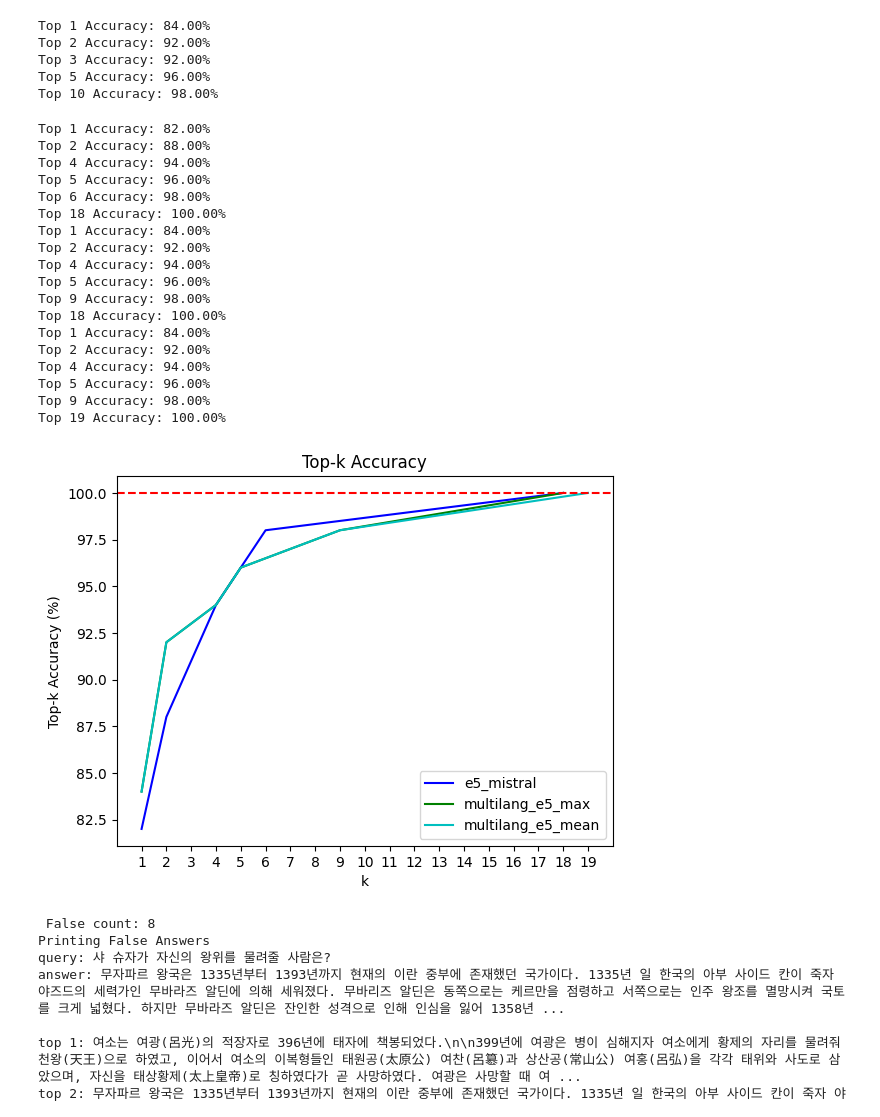
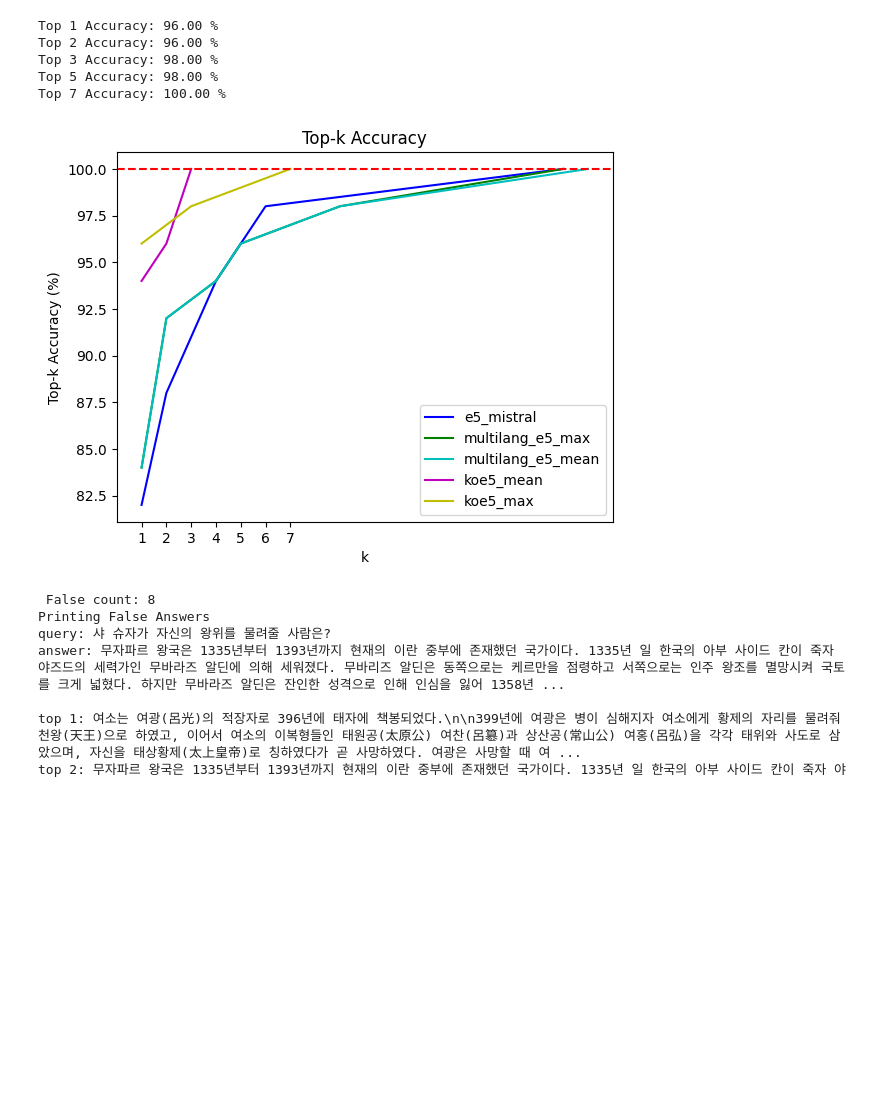
Before and after one commit to boostcampaitech7/level2-mrc-nlp-09, a Jupyter notebook: notebooks/retrieval_result_analysis.ipynb, the cells around one changed output. Saved outputs shown, nothing was run; the diff lists cells and outputs as text; code cells hidden in the pictures; blank space fills up the shorter version.

Commit message:
Make experiment output code, visualizing code

```diff
--- a/notebooks/retrieval_result_analysis.ipynb
+++ b/notebooks/retrieval_result_analysis.ipynb
@@ -32,30 +32,42 @@ def visualize_top_k_accuracy(accs):
     plt.show()
 
 
-def calculate_top_k_accuracy(df, max_k=100):
+def topk_accuracy(df, max_k=100):
     temp = -1
     k_acc = []
     for k in range(1, max_k + 1):
         top_k_conditions = [(df[f'top{rank}_text'] == df['answer_text']) for rank in range(1, k + 1)]
         top_k_accuracy = (df['correct'] & pd.concat(top_k_conditions, axis=1).any(axis=1)).mean()
         if top_k_accuracy != temp:
-            print(f"Top {k} Accuracy: {top_k_accuracy:.2%}")
             k_acc.append((k, top_k_accuracy))
             temp = top_k_accuracy
         if top_k_accuracy == 1.0:
             break
     else:
-        # 루프가 100%에 도달하지 못했을 경우 마지막 accuracy 출력
-        print(f"Final Top {k} Accuracy: {top_k_accuracy:.2%}")
+        # 루프가 100%에 도달하지 못했을 경우 마지막 accuracy
+        k_acc.append((k, top_k_accuracy))
+
     return k_acc
 
 
-def calculate_top_k_fixed(df):
-    topk = [1,2,3,5,10]
-    for k in topk:
+def topk_accuracy_fixed(df, topk=[1, 2, 3, 5, 10], max_topk=(len(df.columns) - 3) // 2):
+    k_acc = []
+    for k in range(1, max_topk + 1):
+        # 각 k에 대해 모든 row에 대해 top_k 조건을 계산
         top_k_conditions = [(df[f'top{rank}_text'] == df['answer_text']) for rank in range(1, k + 1)]
         top_k_accuracy = (df['correct'] & pd.concat(top_k_conditions, axis=1).any(axis=1)).mean()
-        print(f"Top {k} Accuracy: {top_k_accuracy:.2%}")
+
+        # topk 리스트에 있는 값이 나오면 k_acc에 추가
+        if k in topk:
+            k_acc.append((k, top_k_accuracy))
+
+        # top_k_accuracy가 1.0이면 k_acc에 추가하고 루프 종료
+        if top_k_accuracy == 1.0:
+            k_acc.append((k, top_k_accuracy))
+            break
+
+    return k_acc
+
 
 def update_correct_column(df, k):
     # correct 열을 업데이트할 새로운 리스트를 만듦
@@ -97,41 +109,29 @@ def print_false_answers(df, print_k=5):
 e5_mistral = pd.read_csv('../data/experiments/e5-mistral_topn.csv')
 mul_e5_max = pd.read_csv('../data/experiments/multilang-e5_max_pooling.csv')
 mul_e5_mean = pd.read_csv('../data/experiments/multilang-e5_mean_pooling.csv')
-df = pd.read_csv('../data/experiments/multilang-e5_mean_pooling.csv')
+koe5_mean = pd.read_csv('../data/experiments/KoE5_mean_pooling.csv')
+koe5_max = pd.read_csv('../data/experiments/KoE5_max_pooling.csv')
-# %%
-# calculate_top_k_accuracy(df, max_k=10)
-calculate_top_k_fixed(df)
-# %% [output]
-Top 1 Accuracy: 84.00%
-Top 2 Accuracy: 92.00%
-Top 3 Accuracy: 92.00%
-Top 5 Accuracy: 96.00%
-Top 10 Accuracy: 98.00%
+# %%
+# calculate_top_k_accuracy(df, max_k=10)
+k_acc = topk_accuracy_fixed(koe5_max, topk=[1,2,3,5,10])
+for k, acc in k_acc:
+    print(f"Top {k} Accuracy: {acc * 100:.2f} %")
+# %% [output]
+Top 1 Accuracy: 96.00 %
+Top 2 Accuracy: 96.00 %
+Top 3 Accuracy: 98.00 %
+Top 5 Accuracy: 98.00 %
+Top 7 Accuracy: 100.00 %
 # %%
-accs = [(calculate_top_k_accuracy(e5_mistral), 'e5_mistral'),
-        (calculate_top_k_accuracy(mul_e5_max), 'multilang_e5_max'),
-        (calculate_top_k_accuracy(mul_e5_mean), 'multilang_e5_mean')]
+accs = [(topk_accuracy(e5_mistral), 'e5_mistral'),
+        (topk_accuracy(mul_e5_max), 'multilang_e5_max'),
+        (topk_accuracy(mul_e5_mean), 'multilang_e5_mean'),
+        (topk_accuracy(koe5_mean), 'koe5_mean'),
+        (topk_accuracy(koe5_max), 'koe5_max'),
+        ]
 visualize_top_k_accuracy(accs)
 # %% [output]
-Top 1 Accuracy: 82.00%
-Top 2 Accuracy: 88.00%
-Top 4 Accuracy: 94.00%
-Top 5 Accuracy: 96.00%
-Top 6 Accuracy: 98.00%
-Top 18 Accuracy: 100.00%
-Top 1 Accuracy: 84.00%
-Top 2 Accuracy: 92.00%
-Top 4 Accuracy: 94.00%
-Top 5 Accuracy: 96.00%
-Top 9 Accuracy: 98.00%
-Top 18 Accuracy: 100.00%
-Top 1 Accuracy: 84.00%
-Top 2 Accuracy: 92.00%
-Top 4 Accuracy: 94.00%
-Top 5 Accuracy: 96.00%
-Top 9 Accuracy: 98.00%
-Top 19 Accuracy: 100.00%
-[figure, old version]
+[figure, new version]
 # %%
 # top k 안에 정답을 못찾은 dataframe을 반환
 k = 1
```
